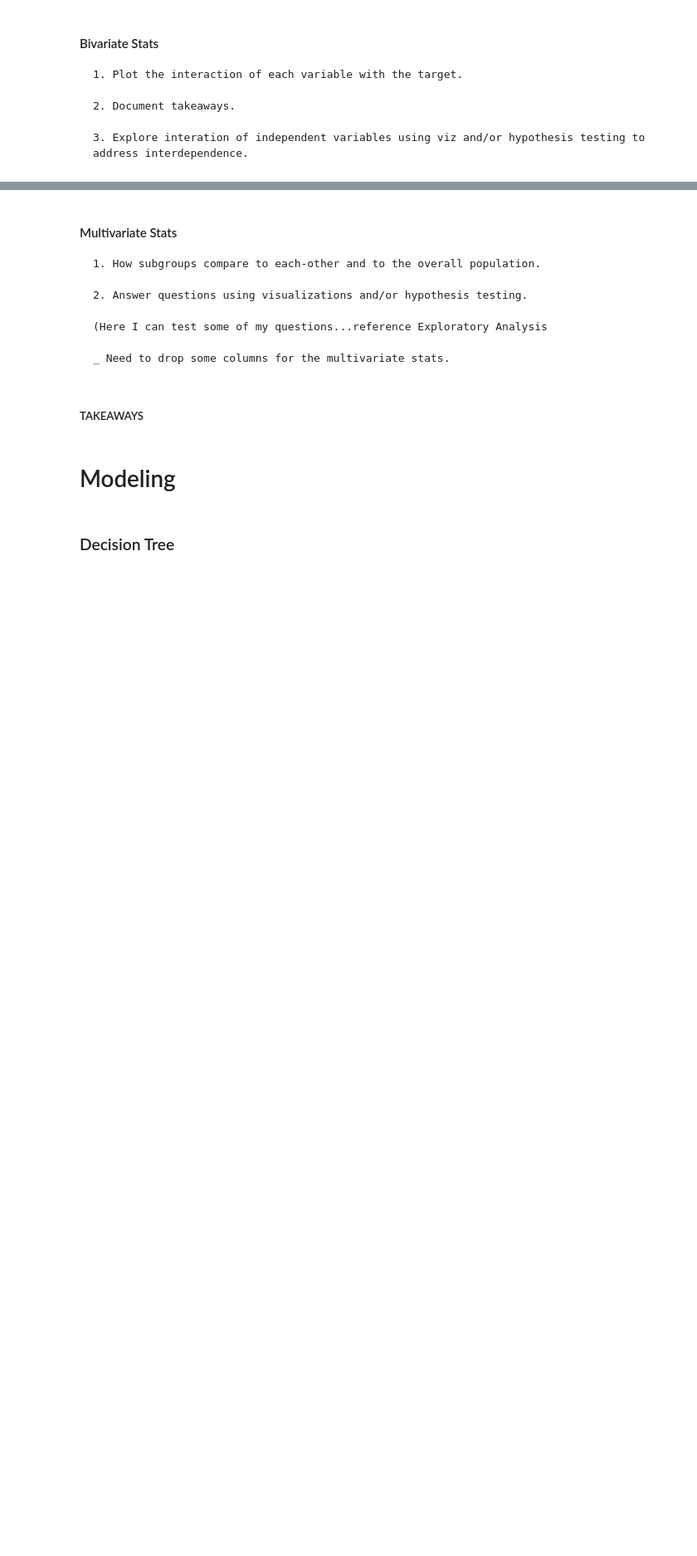
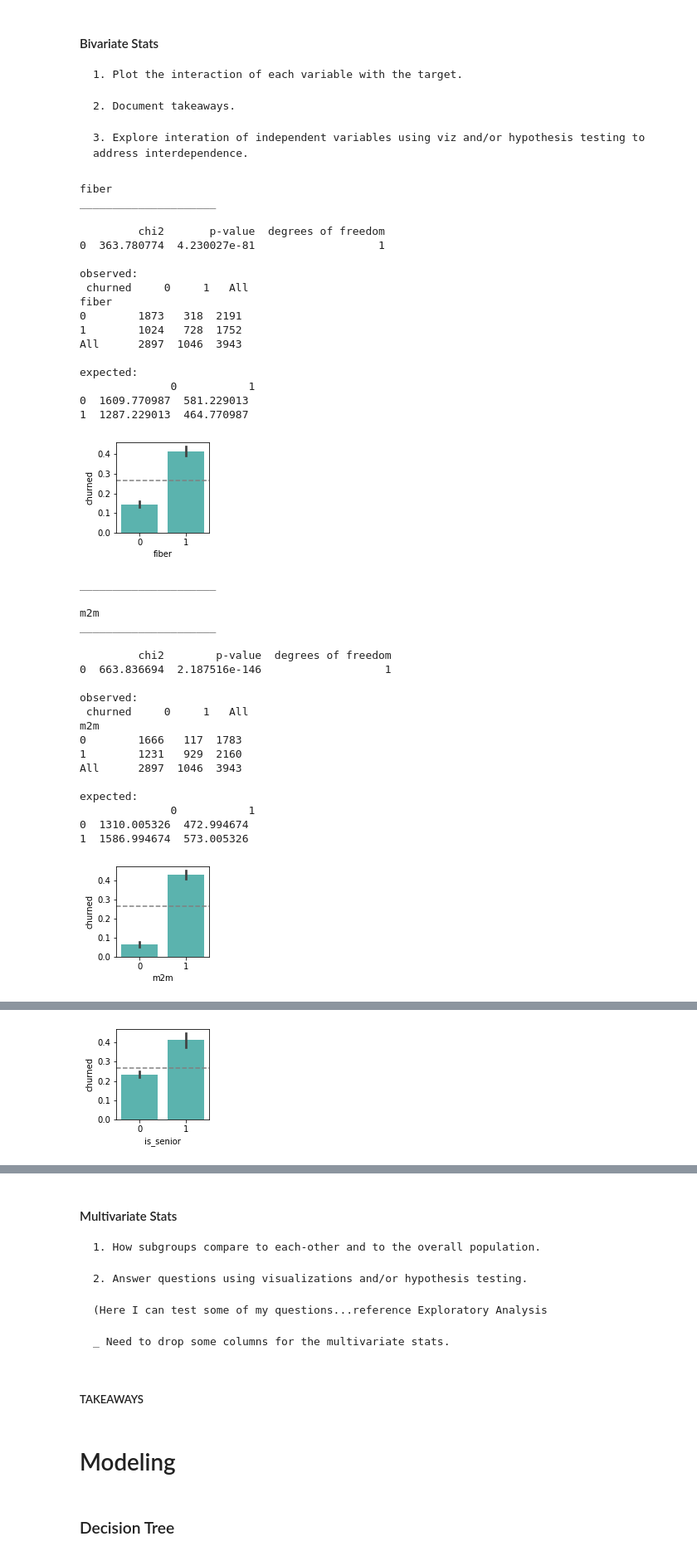
Before and after one commit to hrodjr/telco-churn-classification-project, a Jupyter notebook: scratch_telco.ipynb, the cells around one changed output, grey strips where cells are left out. Shown: that part at 83% size. Saved outputs shown, nothing was run; the diff lists cells and outputs as text; code cells hidden in the pictures; blank space fills up the shorter version.

```diff
--- a/scratch_telco.ipynb
+++ b/scratch_telco.ipynb
@@ -341,4 +273,47 @@ ________________________________________-
 
     3. Explore interation of independent variables using viz and/or hypothesis testing to address interdependence.
 # %%
-cat_vars = cat_vars[1:]
+#removed target 'churned'
+cat_vars = ['fiber', 'm2m', 'is_senior', 'partner', 'dependents', 'phone_service',
+            'online_security', 'online_backup', 'device_protection', 'tech_support', 'autopayment']
+quant_vars = ['tenure', 'monthly_charges']
+explore.explore_bivariate(train, 'churned', cat_vars, quant_vars)
+# %% [output]
+fiber
+_____________________
+
+         chi2       p-value  degrees of freedom
+0  363.780774  4.230027e-81                   1
+
+observed:
+ churned     0     1   All
+fiber
+0        1873   318  2191
+1        1024   728  1752
+All      2897  1046  3943
+
+expected:
+              0           1
+0  1609.770987  581.229013
+1  1287.229013  464.770987
+[figure, added]
+_____________________
+
+m2m
+_____________________
+
+         chi2        p-value  degrees of freedom
+0  663.836694  2.187516e-146                   1
+
+observed:
+ churned     0     1   All
+m2m
+0        1666   117  1783
+1        1231   929  2160
+All      2897  1046  3943
+
+expected:
+              0           1
+0  1310.005326  472.994674
+1  1586.994674  573.005326
+[figure, added]
@@ -344,0 +339 @@ cat_vars = cat_vars[1:]
+[figure, added]
```
Also changed, not shown: parts of 36 cells of this notebook, 2 other files.
